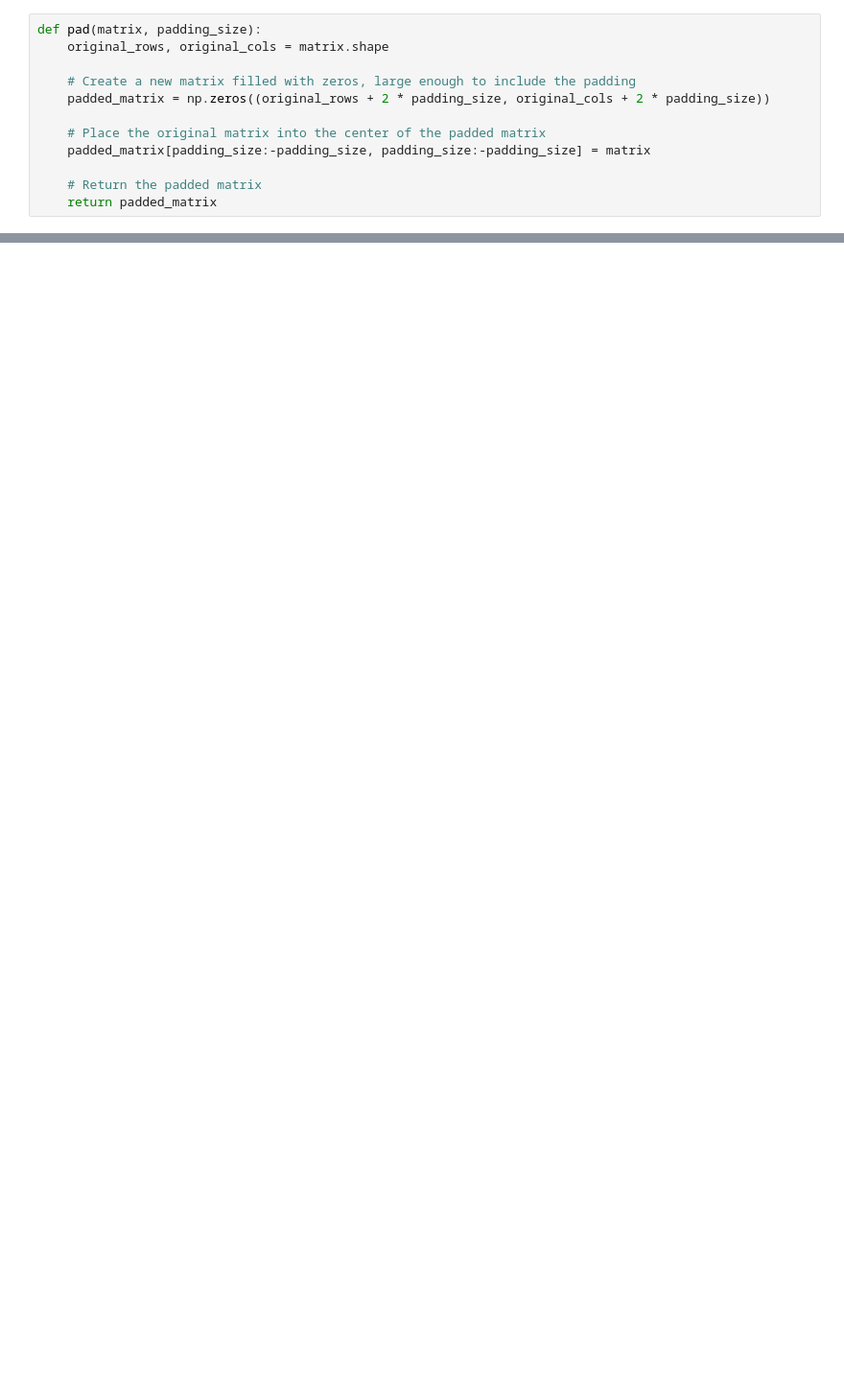
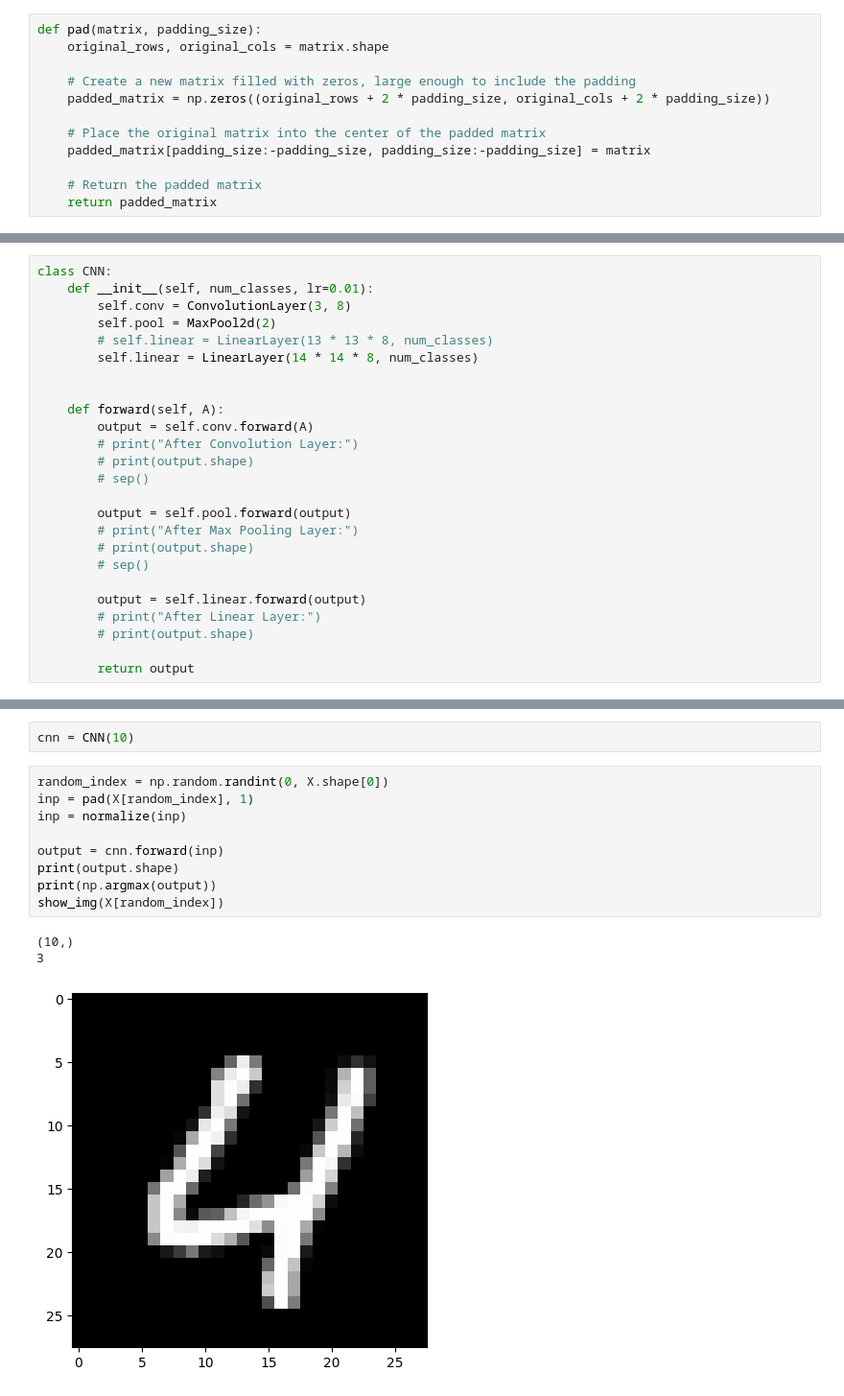
Before and after one commit to harmya/cnn-from-scratch, a Jupyter notebook: cnn.ipynb, the cells around one changed output, grey strips where cells are left out. Shown: that part at 96% size. Drawn from its saved outputs; the diff is of its cells as text; blank space fills up the shorter version.

```diff
--- a/cnn.ipynb
+++ b/cnn.ipynb
@@ -163,0 +282,25 @@ mnist.head()
+# %%
+class CNN:
+    def __init__(self, num_classes, lr=0.01):
+        self.conv = ConvolutionLayer(3, 8)
+        self.pool = MaxPool2d(2)
+        # self.linear = LinearLayer(13 * 13 * 8, num_classes)
+        self.linear = LinearLayer(14 * 14 * 8, num_classes)
+
+
+    def forward(self, A):
+        output = self.conv.forward(A)
+        # print("After Convolution Layer:")
+        # print(output.shape)
+        # sep()
+
+        output = self.pool.forward(output)
+        # print("After Max Pooling Layer:")
+        # print(output.shape)
+        # sep()
+
+        output = self.linear.forward(output)
+        # print("After Linear Layer:")
+        # print(output.shape)
+
+        return output
@@ -163,0 +315,15 @@ mnist.head()
+# %%
+cnn = CNN(10)
+# %%
+random_index = np.random.randint(0, X.shape[0])
+inp = pad(X[random_index], 1)
+inp = normalize(inp)
+
+output = cnn.forward(inp)
+print(output.shape)
+print(np.argmax(output))
+show_img(X[random_index])
+# %% [output]
+(10,)
+3
+[figure, added]
```
Also changed, not shown: parts of 22 cells of this notebook.
